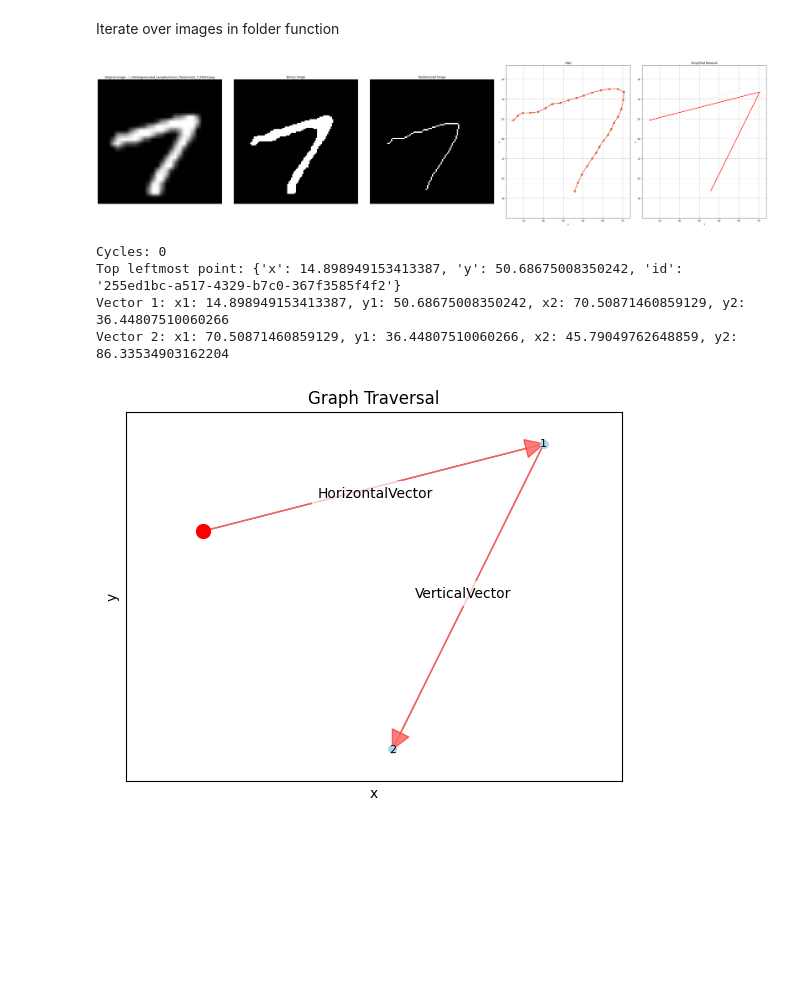
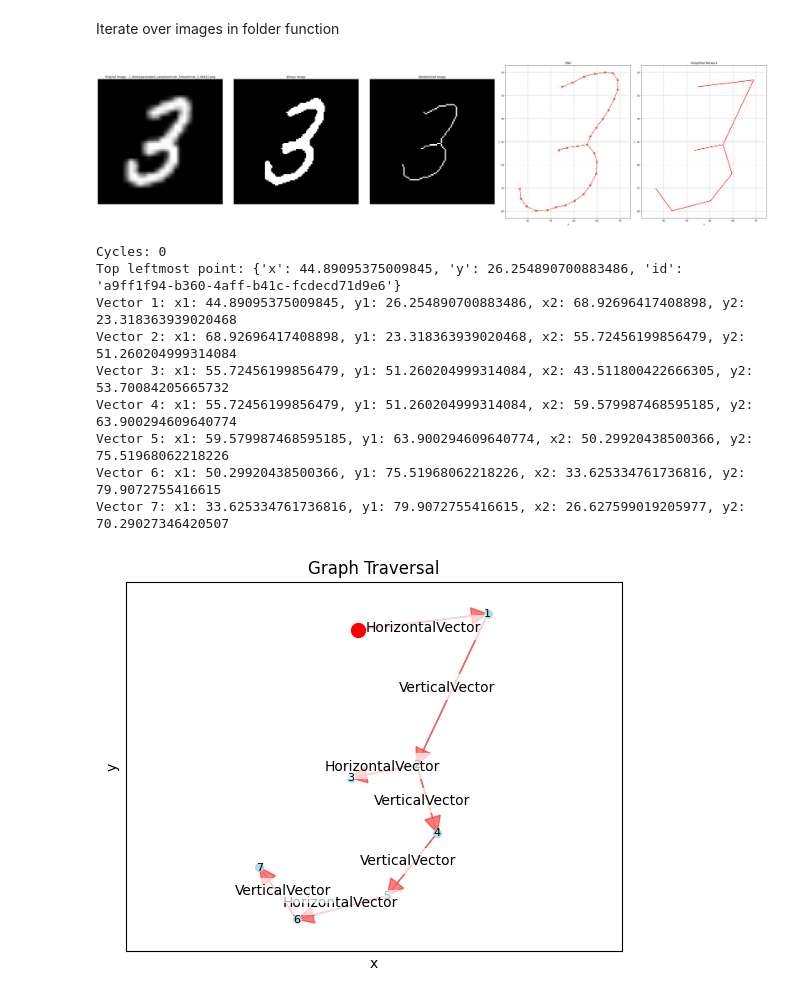
Before and after one commit to NaturalAGI-Lab/NaturalAGI, a Jupyter notebook: src/skeletonization/experiments.ipynb, the cells around one changed output. Drawn from its saved outputs; the diff is of its cells as text; code cells hidden in the pictures; blank space fills up the shorter version.

```diff
--- a/src/skeletonization/experiments.ipynb
+++ b/src/skeletonization/experiments.ipynb
@@ -334,8 +334,8 @@ images = [
     if file.endswith((".png", ".jpg", ".jpeg", ".tiff", ".bmp", ".gif"))
 ]
 
-class_number = 7
-img_num = 10
+class_number = 3
+img_num = 422
 image_id = f"mnist_{class_number}_{img_num:05d}.png"
 local_path = f"../../tests/generated_samples/mnist_{class_number}/test"
 images = [os.path.join(local_path, image_id)]
@@ -350,36 +350,41 @@ for image_path in images:
     image_points = skeleton_gng_mapper.skeleton_to_points(skeleton)
     network = skeleton_gng_mapper.fit_gng(image_points)
     simplified_network = NetworkSimplification.simplify_network(
         network, epsilon=skeleton_gng_mapper.simplification_epsilon
     )
     plot_network_result(
         image_path,
         network,
         gng_parameters(settings),
         image_points,
         image,
         binary,
         skeleton,
         simplified_network,
     )
 
     G = Converter.convert_simplified_network_to_networkx(simplified_network)
 
     cycles = list(nx.simple_cycles(G))
     print(f"Cycles: {len(cycles)}")
     if not nx.is_connected(G):
         print(f"Graph {image_path} is not connected")
         continue
     top_leftmost_point = find_top_leftmost_point(G)
     print(f"Top leftmost point: {G.nodes[top_leftmost_point]}")
     traversal = GraphTraversal(G).dfs_traversal(start_node=top_leftmost_point)
 
     plot_graph_traversal(plt.gca(), G, traversal)
     plt.show()
 # %% [output]
-[figure, old version]
+[figure, new version]
 Cycles: 0
-Top leftmost point: {'x': 14.898949153413387, 'y': 50.68675008350242, 'id': '255ed1bc-a517-4329-b7c0-367f3585f4f2'}
-Vector 1: x1: 14.898949153413387, y1: 50.68675008350242, x2: 70.50871460859129, y2: 36.44807510060266
-Vector 2: x1: 70.50871460859129, y1: 36.44807510060266, x2: 45.79049762648859, y2: 86.33534903162204
+Top leftmost point: {'x': 44.89095375009845, 'y': 26.254890700883486, 'id': 'a9ff1f94-b360-4aff-b41c-fcdecd71d9e6'}
+Vector 1: x1: 44.89095375009845, y1: 26.254890700883486, x2: 68.92696417408898, y2: 23.318363939020468
+Vector 2: x1: 68.92696417408898, y1: 23.318363939020468, x2: 55.72456199856479, y2: 51.260204999314084
+Vector 3: x1: 55.72456199856479, y1: 51.260204999314084, x2: 43.511800422666305, y2: 53.70084205665732
+Vector 4: x1: 55.72456199856479, y1: 51.260204999314084, x2: 59.579987468595185, y2: 63.900294609640774
+Vector 5: x1: 59.579987468595185, y1: 63.900294609640774, x2: 50.29920438500366, y2: 75.51968062218226
+Vector 6: x1: 50.29920438500366, y1: 75.51968062218226, x2: 33.625334761736816, y2: 79.9072755416615
+Vector 7: x1: 33.625334761736816, y1: 79.9072755416615, x2: 26.627599019205977, y2: 70.29027346420507
-[figure, old version]
+[figure, new version]
```
Also changed, not shown: 11 other files.
